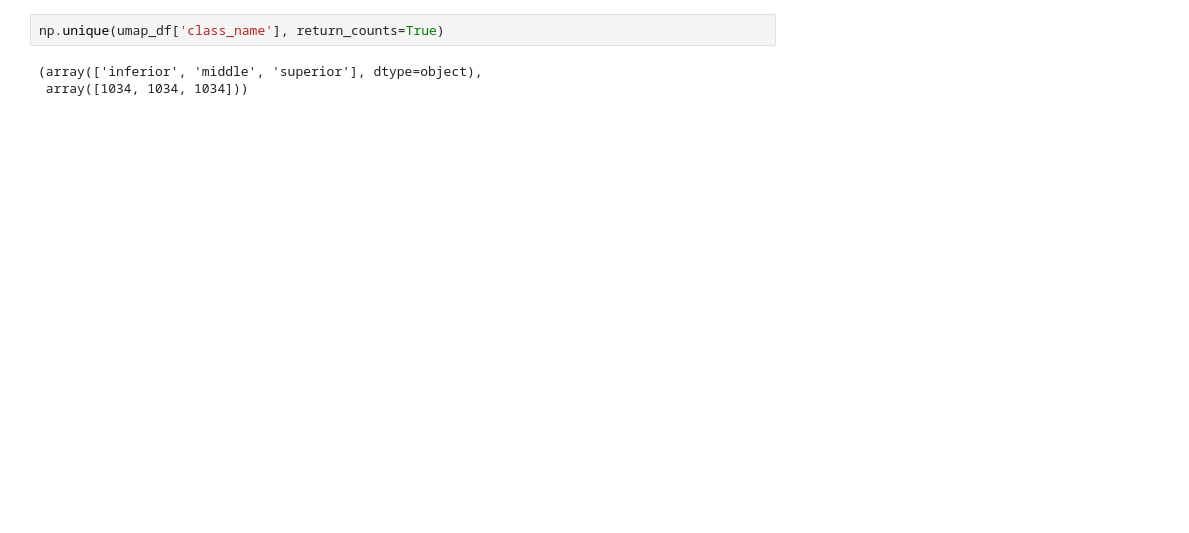
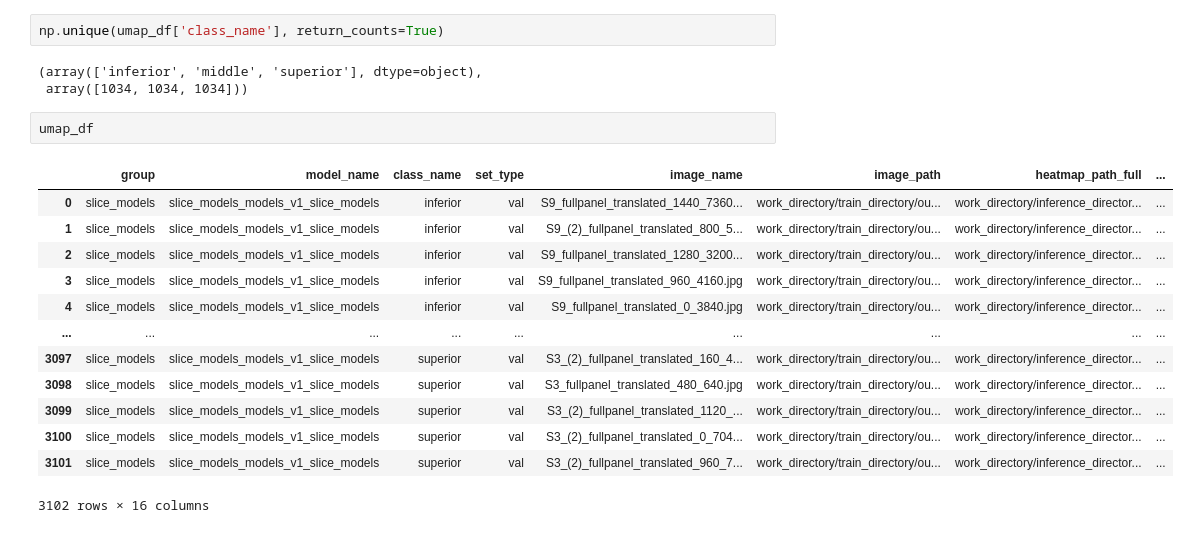
Before and after one commit to MDyakova/NORI_feature_extraction, a Jupyter notebook: inference_models/interactive_tool.ipynb, the cells around one changed output. Drawn from its saved outputs; the diff is of its cells as text; blank space fills up the shorter version.

```diff
--- a/inference_models/interactive_tool.ipynb
+++ b/inference_models/interactive_tool.ipynb
@@ -402,3 +402,19 @@ np.unique(umap_df['class_name'], return_counts=True)
 # %% [output]
 (array(['inferior', 'middle', 'superior'], dtype=object),
  array([1034, 1034, 1034]))
+# %%
+umap_df
+# %% [output]
+|  | group | model_name | class_name | set_type | image_name | image_path | heatmap_path_full | ... |
+| 0 | slice_models | slice_models_models_v1_slice_models | inferior | val | S9_fullpanel_translated_1440_7360... | work_directory/train_directory/ou... | work_directory/inference_director... | ... |
+| 1 | slice_models | slice_models_models_v1_slice_models | inferior | val | S9_(2)_fullpanel_translated_800_5... | work_directory/train_directory/ou... | work_directory/inference_director... | ... |
+| 2 | slice_models | slice_models_models_v1_slice_models | inferior | val | S9_fullpanel_translated_1280_3200... | work_directory/train_directory/ou... | work_directory/inference_director... | ... |
+| 3 | slice_models | slice_models_models_v1_slice_models | inferior | val | S9_fullpanel_translated_960_4160.jpg | work_directory/train_directory/ou... | work_directory/inference_director... | ... |
+| 4 | slice_models | slice_models_models_v1_slice_models | inferior | val | S9_fullpanel_translated_0_3840.jpg | work_directory/train_directory/ou... | work_directory/inference_director... | ... |
+| ... | ... | ... | ... | ... | ... | ... | ... | ... |
+| 3097 | slice_models | slice_models_models_v1_slice_models | superior | val | S3_(2)_fullpanel_translated_160_4... | work_directory/train_directory/ou... | work_directory/inference_director... | ... |
+| 3098 | slice_models | slice_models_models_v1_slice_models | superior | val | S3_fullpanel_translated_480_640.jpg | work_directory/train_directory/ou... | work_directory/inference_director... | ... |
+| 3099 | slice_models | slice_models_models_v1_slice_models | superior | val | S3_(2)_fullpanel_translated_1120_... | work_directory/train_directory/ou... | work_directory/inference_director... | ... |
+| 3100 | slice_models | slice_models_models_v1_slice_models | superior | val | S3_(2)_fullpanel_translated_0_704... | work_directory/train_directory/ou... | work_directory/inference_director... | ... |
+| 3101 | slice_models | slice_models_models_v1_slice_models | superior | val | S3_(2)_fullpanel_translated_960_7... | work_directory/train_directory/ou... | work_directory/inference_director... | ... |
+3102 rows × 16 columns
```
Also changed, not shown: parts of 5 cells of this notebook, 3 other files.
